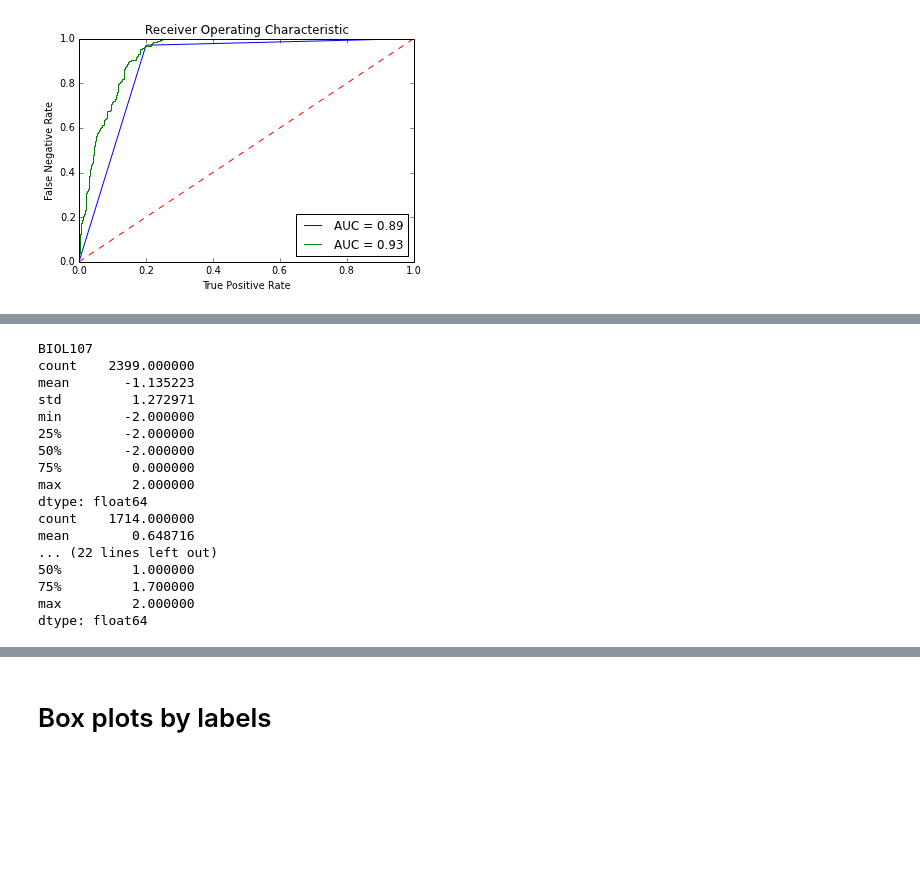
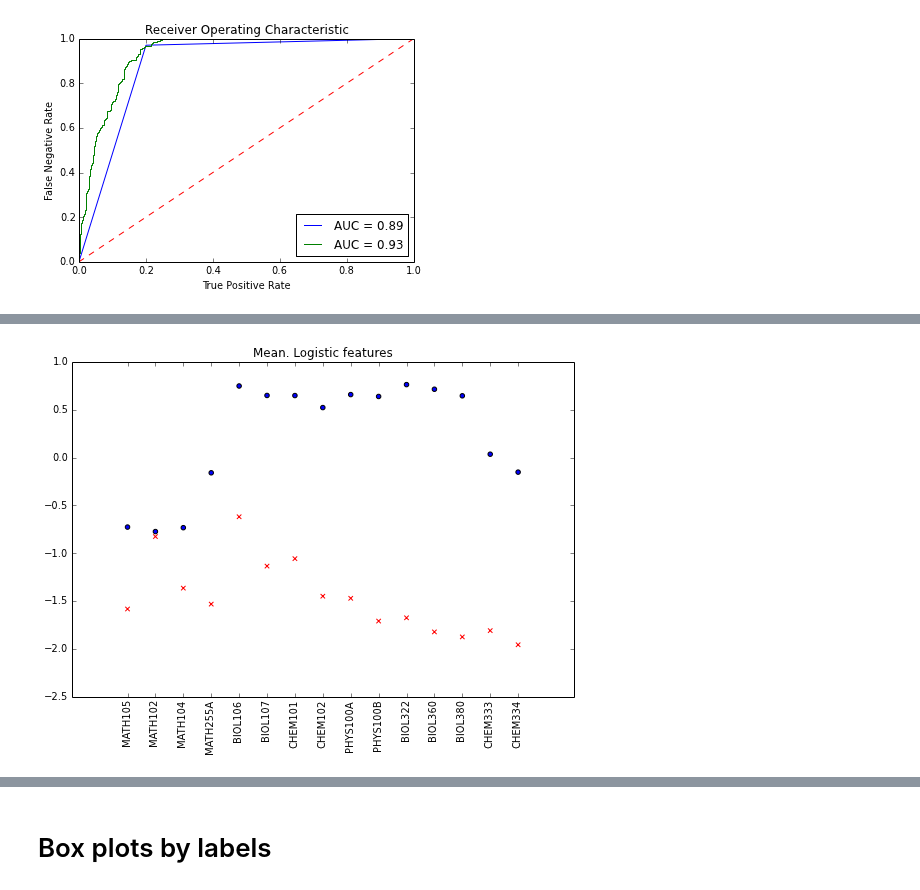
Before and after one commit to csun-math/494, a Jupyter notebook: gina/main.ipynb, the cells around one changed output, grey strips where cells are left out. Saved outputs shown, nothing was run; the diff lists cells and outputs as text; code cells hidden in the pictures; blank space fills up the shorter version.

```diff
--- a/gina/main.ipynb
+++ b/gina/main.ipynb
@@ -630,26 +633,11 @@ df.groupby(['label']).mean()
 2 rows × 21 columns
-# %%
-print "BIOL107"
-print df[df['label']==0]['BIOL107'].describe()
-print df[df['label']==1]['BIOL107'].describe()
-print 'PHYS100A'
-print df[df['label']==0]['PHYS100A'].describe()
-print df[df['label']==1]['PHYS100A'].describe()
-# %% [output]
-BIOL107
-count    2399.000000
-mean       -1.135223
-std         1.272971
-min        -2.000000
-25%        -2.000000
-50%        -2.000000
-75%         0.000000
-max         2.000000
-dtype: float64
-count    1714.000000
-mean        0.648716
-... (22 lines left out)
-50%         1.000000
-75%         1.700000
-max         2.000000
-dtype: float64
+# %%
+
+plt.figure(1,figsize=(9, 6))
+plt.title('Mean. Logistic features')
+plt.scatter(range(6,21),df.groupby(['label']).mean()[range(6,21)].values[0],marker='o',c='b')
+plt.scatter(range(6,21),df.groupby(['label']).mean()[range(6,21)].values[1],marker='x',c='r')
+plt.xticks(range(6,21),df.columns[7:22].values,rotation=90)
+plt.show()
+# %% [output]
+[figure, added]
```
Also changed, not shown: parts of 11 cells of this notebook.
